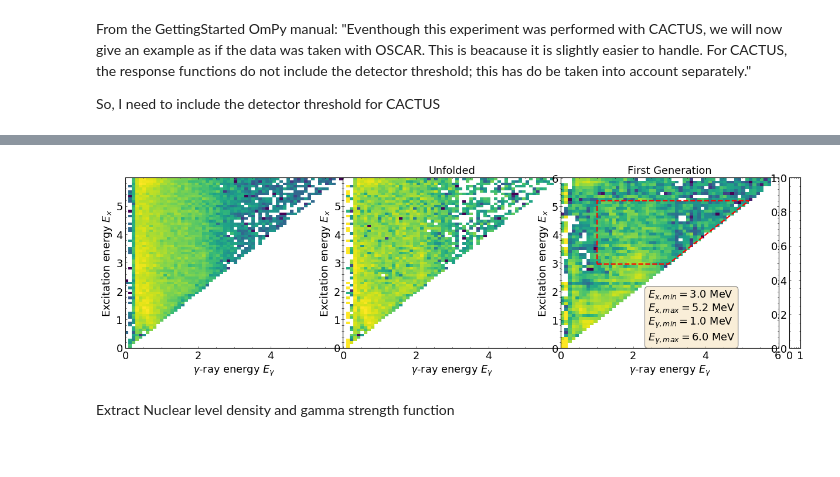
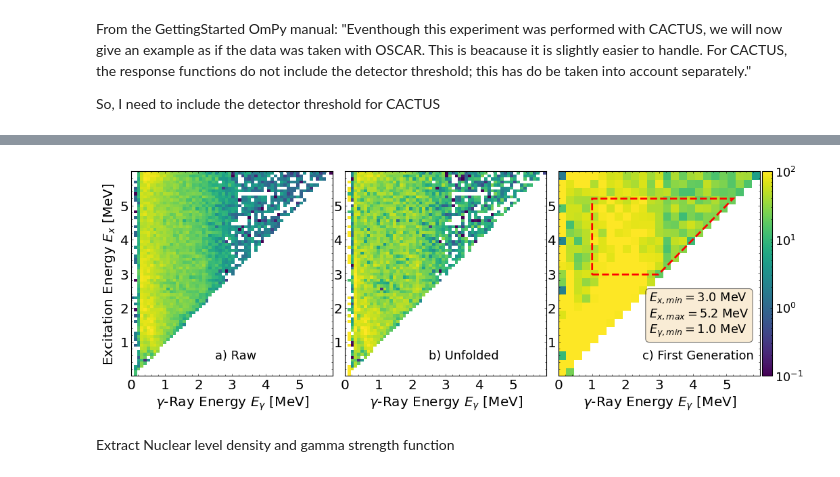
Before and after one commit to tellefs/MasterThesis, a Jupyter notebook: analysis/OMPy/osloMethod_U233_aa.ipynb, the cells around one changed output, grey strips where cells are left out. Saved outputs shown, nothing was run; the diff lists cells and outputs as text; code cells hidden in the pictures.

Commit message:
lots of changes to plotting in ompy notebook. does_it_work does not work, yet

```diff
--- a/analysis/OMPy/osloMethod_U233_aa.ipynb
+++ b/analysis/OMPy/osloMethod_U233_aa.ipynb
@@ -81,7 +84,7 @@ multinest_livepoints = 400 #should be >400 for "real"-run
 #other variables that is noce to have easy access to:
 
 #How many keV per bin to be used in analysis
-kev_per_bin_wish = 102
+kev_per_bin_wish = 240
 
 # The trapeziodal cutout of the FG-matrix i.e. the data to be used in analysis
 Ex_min = 2970.5
@@ -94,7 +97,7 @@ Gg = Gg_232
 Gg_err = Gg_232_error
 
 #trying to not include D0
-include_D0 = False
+include_D0 = True
 
 #norm areas (these are approx the same as OMS)
 gsfnorm_high = [3.3, 4.4]
@@ -525,42 +501,51 @@ ensemble.generate(ensemble_members, regenerate=True)
 # %%
+#retriving the raw, unfolded and firstgen matrix from ensemble
+# taking out the mean of all the ensemble members
+raw_plot=ensemble.get_raw(0)
+primary_plot=ensemble.get_firstgen(0)
+unfolded_plot=ensemble.get_unfolded(0)
+
+for i in range(1, ensemble_members):
+    raw_plot += ensemble.get_raw(i)
+    unfolded_plot += ensemble.get_unfolded(i)
+    primary_plot += ensemble.get_firstgen(i)
+raw_plot /= ensemble_members
+unfolded_plot /= ensemble_members
+primary_plot /= ensemble_members
+
 #rebinning first generation matrix
 #based on the choice of keV/bin
 #the cutting limit will be changed based on the choice of kevperbin
-#need to heve the cut lim above the final choice of Ex for the trapezoidal cuts
+#need to have the cut lim above the final choice of Ex for the trapezoidal cuts
 cut_lim = 6000
 cut_lim = kev_per_bin_wish*round(cut_lim/kev_per_bin_wish)
 
 #cut first generation matrix
-primary.cut('Ex', 0, cut_lim)
-primary.cut('Eg', 0, cut_lim)
+primary_plot.cut('Ex', 0, cut_lim)
+primary_plot.cut('Eg', 0, cut_lim)
 
 #rebin first generation matrix
 new_mids = np.linspace(kev_per_bin_wish/2, cut_lim-(kev_per_bin_wish/2), int(cut_lim/kev_per_bin_wish))
-primary.rebin('Ex', mids = new_mids)
-primary.rebin('Eg', mids = new_mids)
+primary_plot.rebin('Ex', mids = new_mids)
+primary_plot.rebin('Eg', mids = new_mids)
 
 #cut diagonal of first generation matrix
-primary.cut_diagonal(E1=(kev_per_bin_wish, 0), E2 = (cut_lim*2 + kev_per_bin_wish, cut_lim*2))
+primary_plot.cut_diagonal(E1=(kev_per_bin_wish, 0), E2 = (cut_lim*2 + kev_per_bin_wish, cut_lim*2))
 
-dEx = primary.Ex[1] - primary.Ex[0]
+dEx = primary_plot.Ex[1] - primary_plot.Ex[0]
 print('New KeV per bin: %.3f'%dEx)
 
-primary_plot = primary.copy()
+#make sure energy axis is MeV
+raw_plot.Ex = raw_plot.Ex*1e-3
+raw_plot.Eg = raw_plot.Eg*1e-3
+unfolded_plot.Ex = unfolded_plot.Ex*1e-3
+unfolded_plot.Eg = unfolded_plot.Eg*1e-3
 primary_plot.Ex = primary_plot.Ex*1e-3
 primary_plot.Eg = primary_plot.Eg*1e-3
 
-raw_plot = raw.copy()
-raw_plot.Ex = raw_plot.Ex*1e-3
-raw_plot.Eg = raw_plot.Eg*1e-3
 
-import matplotlib.gridspec as gridspec
-from mpl_toolkits.axes_grid1.inset_locator import inset_axes
-#plt.rcParams["figure.figsize"] = (15,5)
-#fig, axes = plt.subplots(1,3)
-#fig.set_figwidth(11)
-#fig.set_figheight(5)
-plt.figure(figsize = (15,5))
-gs = gridspec.GridSpec(1, 3, hspace=0, wspace=0)
+fig = plt.figure(figsize = (15,5))
+gs = gridspec.GridSpec(1, 3, hspace=0, wspace=0.06)
 ax1 = plt.subplot(gs[0])
 ax2 = plt.subplot(gs[1])
 ax3 = plt.subplot(gs[2])
@@ -572,30 +557,24 @@ raw_plot.plot(ax=ax1, scale="log", vmin=set_vmin, vmax=set_vmax, add_cbar=False)
 unfolded_plot.plot(ax=ax2, scale="log", vmin=set_vmin, vmax=set_vmax, add_cbar=False)
 im = primary_plot.plot(ax=ax3, scale="log", vmin=set_vmin, vmax=set_vmax, add_cbar=False)
 
-
 x = [Eg_min*1e-3, Ex_min*1e-3, Ex_max*1e-3, Eg_min*1e-3]
 y = [Ex_min*1e-3, Ex_min*1e-3, Ex_max*1e-3, Ex_max*1e-3]
 textstr = '\n'.join((
     r'$E_{x, min}=%.1f$ MeV' % (Ex_min*1e-3, ),
     r'$E_{x, max}=%.1f$ MeV' % (Ex_max*1e-3, ),
-    r'$E_{\gamma, min}=%.1f$ MeV' % (Eg_min*1e-3, ),
-    r'$E_{\gamma, max}=%.1f$ MeV' % (Eg_max*1e-3, )))
+    r'$E_{\gamma, min}=%.1f$ MeV' % (Eg_min*1e-3, )))
 # these are matplotlib.patch.Patch properties
-props = dict(boxstyle='round', facecolor='wheat', alpha=0.5)
-# place a text box in upper left in axes coords
-ax3.text(.4, 0.35, textstr, transform=ax3.transAxes, verticalalignment='top', bbox=props)
-ax3.add_patch(patches.Polygon(xy=list(zip(x,y)), fill=False, color='r', linestyle='--', linewidth=2))
+props = dict(boxstyle='round', facecolor='wheat', alpha=0.55)
+ax3.text(.45, 0.415, textstr, transform=ax3.transAxes, verticalalignment='top', bbox=props)
+ax3.add_patch(patches.Polygon(xy=list(zip(x,y)), fill=False, color='r', linestyle='--', linewidth=2.5))
 
+im = im[0]
+cbaxes = inset_axes(ax3, width="100%", height="100%", bbox_to_anchor=(1.01, .0, .05 , 1), bbox_transform=ax3.transAxes, loc='center')
+fig.colorbar(im, cax=cbaxes)
 
-axins = inset_axes(ax3,
-                   width="5%",  # width = 5% of parent_bbox width
-                   height="100%",  # height : 50%
-                   loc='lower left',
-                   bbox_to_anchor=(1.05, 0., 1, 1),
-                   bbox_transform=ax3.transAxes,
-                   borderpad=0,
-                   )
-fig.colorbar(im, cax=axins)
+ax1.text(2.5,.5,'a) Raw')
+ax2.text(2.5,.5,'b) Unfolded')
+ax3.text(2.5,.5,'c) First Generation')
 
 ax1.set_ylabel('Excitation Energy $E_x$ [MeV]', fontsize=18)
 ax1.set_xlabel('$\gamma$-Ray Energy $E_\gamma$ [MeV]', fontsize=18)
@@ -605,6 +584,17 @@ ax2.set_ylabel('')
 ax1.set_title('')
 ax2.set_title('')
 ax3.set_title('')
+ax1.set_ylim(0,6)
+ax2.set_ylim(0,6)
+ax3.set_ylim(0,6)
+ax1.set_xlim(0,6)
+ax2.set_xlim(0,6)
+ax3.set_xlim(0,6)
+ax1.set_xticks([0,1,2,3,4,5])
+ax2.set_xticks([0,1,2,3,4,5])
+ax3.set_xticks([0,1,2,3,4,5])
+ax1.set_yticks([1,2,3,4,5])
+ax2.set_yticks([1,2,3,4,5])
 ax3.set_yticks([1,2,3,4,5])
 ax3.set_ylabel('')
 ax1.tick_params(labelsize=18)
@@ -617,4 +606,4 @@ AttributeError: 'tuple' object has no attribute 'get_array'
-[figure, old version]
+[figure, new version]
 # %% [markdown]
 Extract Nuclear level density and gamma strength function
 # %%
```
Also changed, not shown: parts of 15 cells of this notebook, 3 other files.
